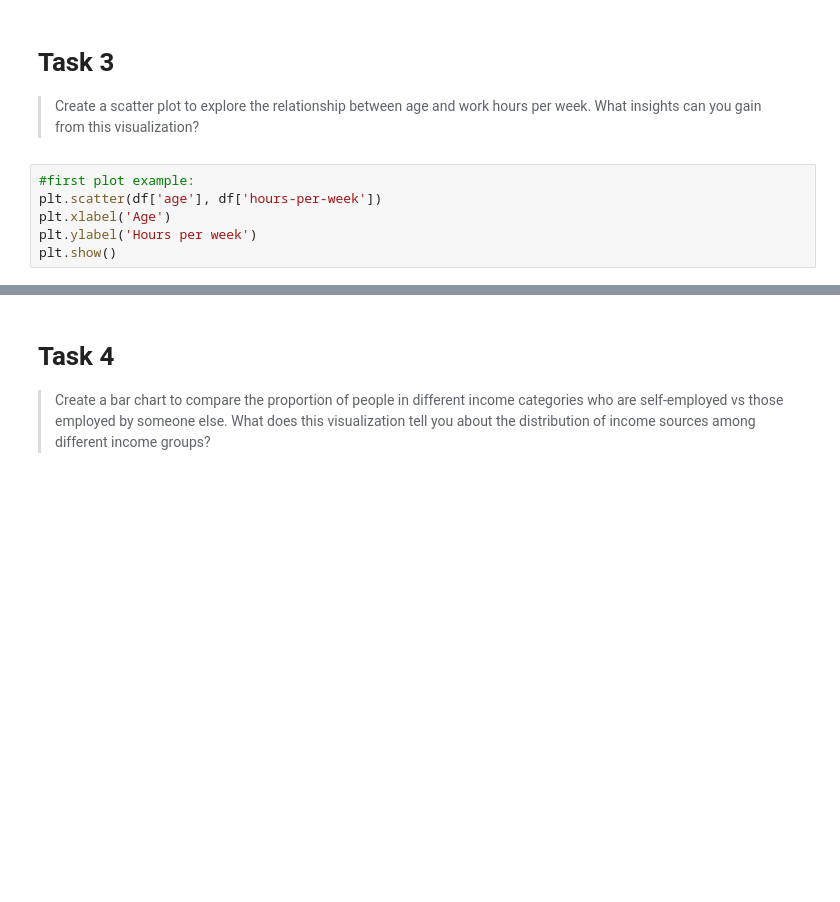
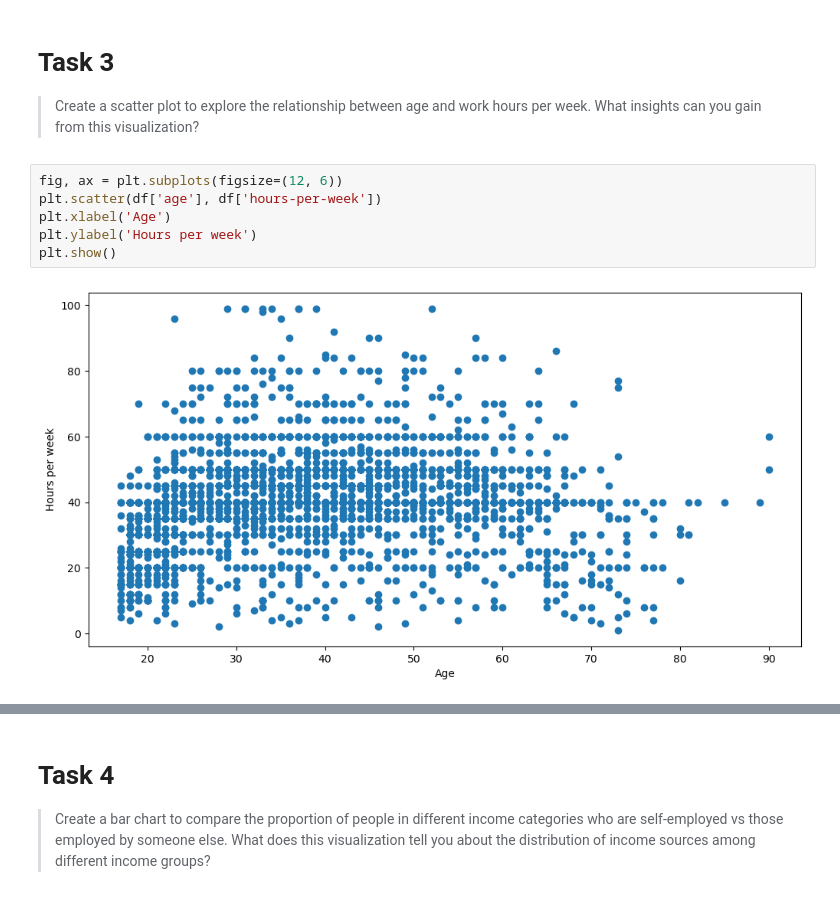
Before and after one commit to Jonson26/DSH-Pase2-Group1, a Jupyter notebook: Session3.ipynb, the cells around one changed output, grey strips where cells are left out. Saved outputs shown, nothing was run; the diff lists cells and outputs as text; blank space fills up the shorter version.

```diff
--- a/Session3.ipynb
+++ b/Session3.ipynb
@@ -69,10 +82,12 @@ pivoted.plot(kind='bar', stacked=True, color=['pink', 'skyblue'])
 
 >Create a scatter plot to explore the relationship between age and work hours per week. What insights can you gain from this visualization?
 # %%
-#first plot example:
+fig, ax = plt.subplots(figsize=(12, 6))
 plt.scatter(df['age'], df['hours-per-week'])
 plt.xlabel('Age')
 plt.ylabel('Hours per week')
 plt.show()
+# %% [output]
+[figure, added]
 # %%
 #second plot example:
```
Also changed, not shown: parts of 11 cells of this notebook.
